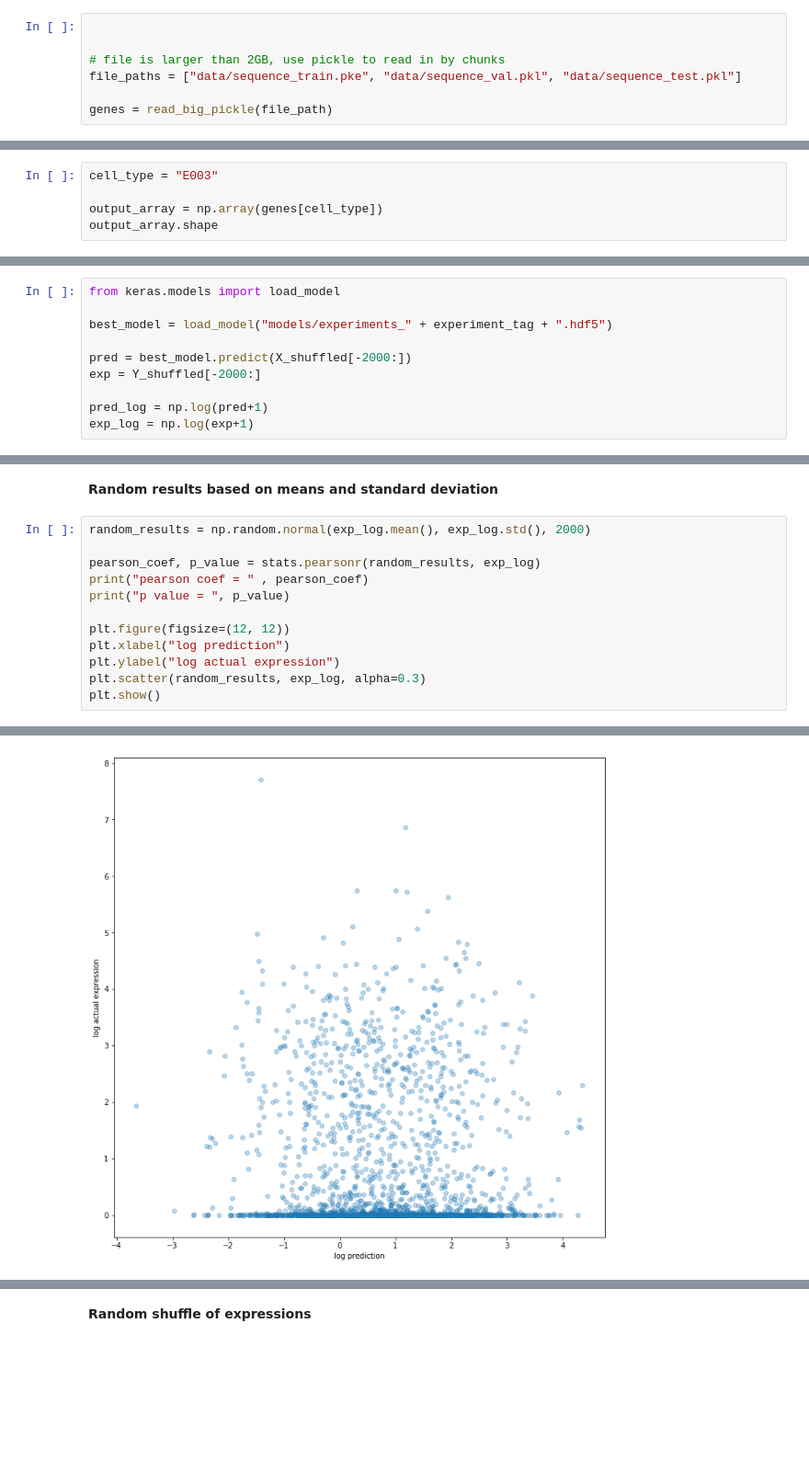
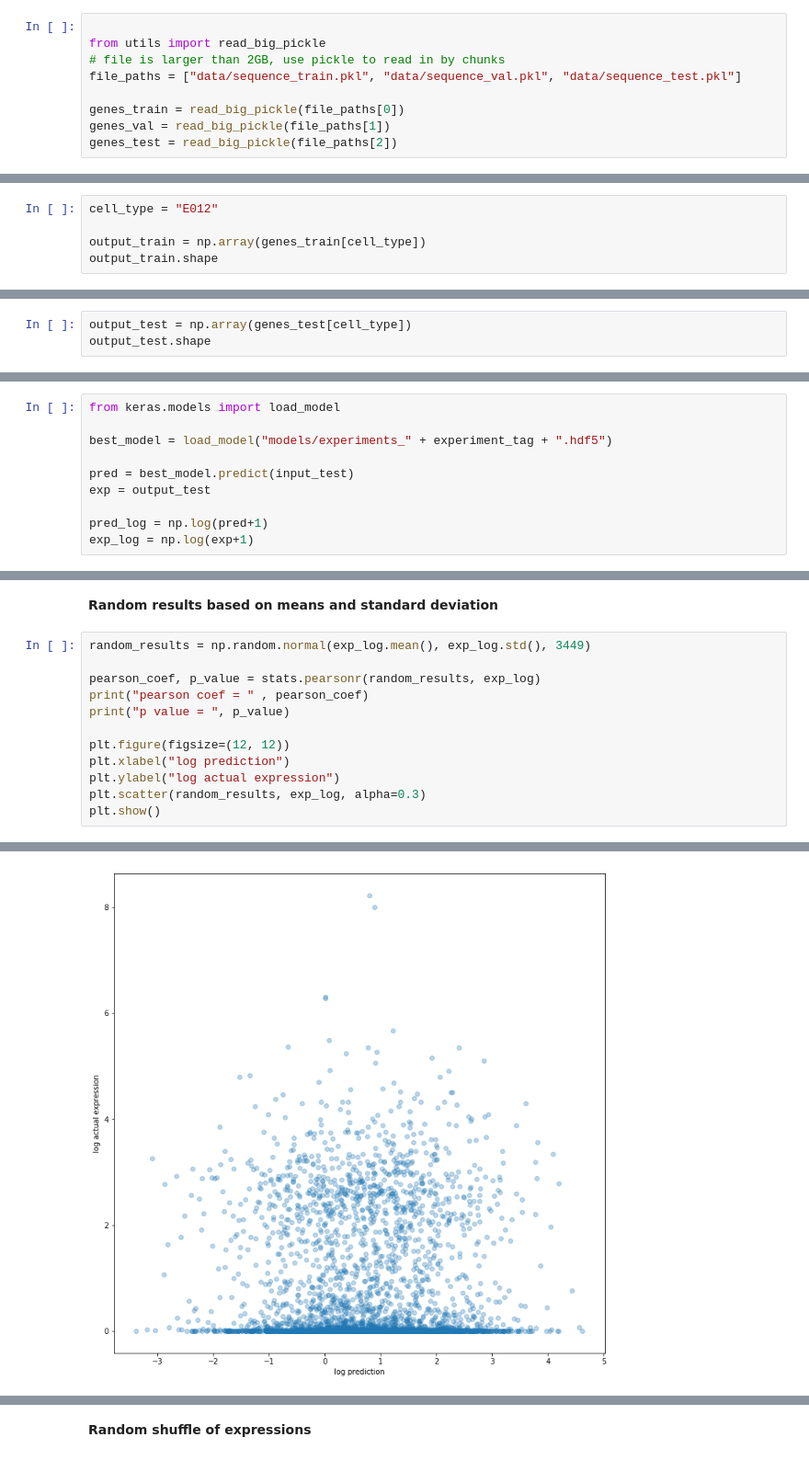
Before and after one commit to qihuazhong/dnaseq-to-expr, a Jupyter notebook: model.ipynb, the cells around one changed output, grey strips where cells are left out. Shown: that part at 92% size. Cells and saved outputs as stored; diff of their text form; blank space fills up the shorter version.

```diff
--- a/model.ipynb
+++ b/model.ipynb
@@ -7,9 +7,11 @@ from numpy import array
 import h5py
 # %%
 
+from utils import read_big_pickle
+# file is larger than 2GB, use pickle to read in by chunks
+file_paths = ["data/sequence_train.pkl", "data/sequence_val.pkl", "data/sequence_test.pkl"]
 
-# file is larger than 2GB, use pickle to read in by chunks
-file_paths = ["data/sequence_train.pke", "data/sequence_val.pkl", "data/sequence_test.pkl"]
-
-genes = read_big_pickle(file_path)
+genes_train = read_big_pickle(file_paths[0])
+genes_val = read_big_pickle(file_paths[1])
+genes_test = read_big_pickle(file_paths[2])
 # %%
@@ -32,6 +29,6 @@ array([[1, 0, 0, 0],
 # %%
-cell_type = "E003"
+cell_type = "E012"
 
-output_array = np.array(genes[cell_type])
-output_array.shape
+output_train = np.array(genes_train[cell_type])
+output_train.shape
 # %% [output]
@@ -244,0 +225,3 @@ plot_histories(history)
+# %%
+output_test = np.array(genes_test[cell_type])
+output_test.shape
@@ -249,8 +234,8 @@ from keras.models import load_model
 
 best_model = load_model("models/experiments_" + experiment_tag + ".hdf5")
 
-pred = best_model.predict(X_shuffled[-2000:])
-exp = Y_shuffled[-2000:]
+pred = best_model.predict(input_test)
+exp = output_test
 
 pred_log = np.log(pred+1)
 exp_log = np.log(exp+1)
@@ -287,7 +274,7 @@ p value =  [2.54348834e-255]
 # %% [markdown]
 **Random results based on means and standard deviation**
 # %%
-random_results = np.random.normal(exp_log.mean(), exp_log.std(), 2000)
+random_results = np.random.normal(exp_log.mean(), exp_log.std(), 3449)
 
 pearson_coef, p_value = stats.pearsonr(random_results, exp_log)
 print("pearson coef = " , pearson_coef)
@@ -304,2 +291,2 @@ p value =  0.13450035862024734
-[figure, old version]
+[figure, new version]
 # %%
```
Also changed, not shown: parts of 23 cells of this notebook, 2 other files.
